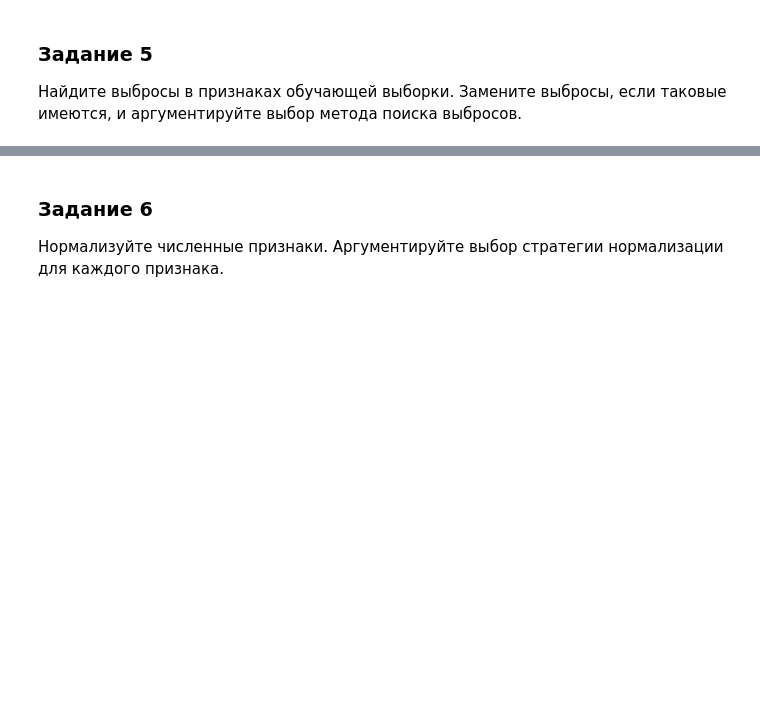
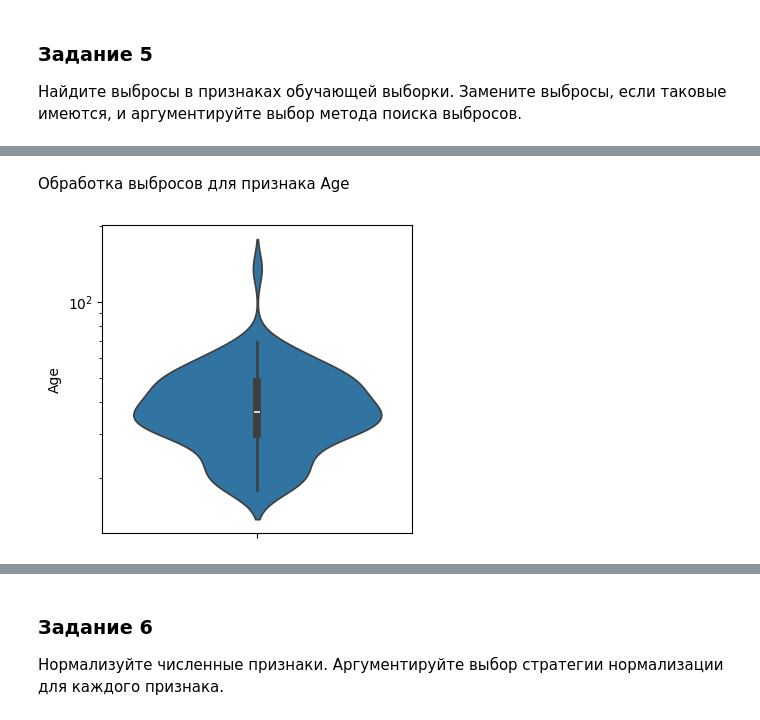
Before and after one commit to alexpgb/ML_2024, a Jupyter notebook: S6/ML_2024_S6_HW.ipynb, the cells around one changed output, grey strips where cells are left out. Saved outputs shown, nothing was run; the diff lists cells and outputs as text; code cells hidden in the pictures; blank space fills up the shorter version.

```diff
--- a/S6/ML_2024_S6_HW.ipynb
+++ b/S6/ML_2024_S6_HW.ipynb
@@ -426,0 +1086,8 @@ income_by_age
+# %%
+# Рассчитаем граничные значения при коэффициенте интерквартильного размаха 1,75
+lower_boundaries, upper_boundaries = calculate_iqr_boundaries(X_train['Income'], min_val=0, k_irq=1.75)
+display(lower_boundaries, upper_boundaries)
+out_of_boundaries_index = X_train.query(f'Income >= {upper_boundaries}').index
+X_train.loc[out_of_boundaries_index]
+# Видим, что значение выходящее за границы верхней границы диапазона, в котором мы считаем, что могут находиться значения признака только одно.
+# Как было уже сказано выше, такие выбросы, т.к. исходное значение полностью утранчено, было бы правильным заполнить как пропуск (а не верхним значением диапазиона).
@@ -426,0 +1101,5 @@ income_by_age
+# %%
+# Т.к. наилучшие результаты (с т.з. ошибки для восстановленных значений) дает заполнение пропусков моделью KNNImputer, то так и поступим.
+col_name = 'Income'
+X_train.loc[(X_train[col_name] > upper_boundaries) | (X_train[col_name] < lower_boundaries), col_name] = np.nan
+X_train.loc[out_of_boundaries_index]
@@ -426,0 +1111,8 @@ income_by_age
+# %%
+col_name = 'Income'
+X_train[col_name] = \
+        X_train[col_name].fillna(pd.Series(knn_imputer.transform(X_train[['Genre', 'Age', 'Income']])[: , X_train.columns.get_loc(col_name)].round().astype(int), X_train.index))
+display(X_train.info())
+display(X_train.loc[out_of_boundaries_index])
+display(X_train.loc[(X_train[col_name] > upper_boundaries) | (X_train[col_name] < lower_boundaries), col_name])
+# Эксперимент не удался, одно из значений предсказанных KNNImputer оказалось так же не попадающим в диапазон, которй считаем допустимым.
@@ -426,0 +1137,7 @@ income_by_age
+# %%
+# Дополнительно, применим способ установки граничных значений диапазона, для значений выходящих за границы.
+out_of_boundaries_index_2 = X_train.query(f'Income > {upper_boundaries} or Income < {lower_boundaries}').index
+display(X_train.loc[out_of_boundaries_index_2])
+X_train.loc[(X_train[col_name] > upper_boundaries), col_name] = upper_boundaries
+X_train.loc[(X_train[col_name] < lower_boundaries), col_name] = lower_boundaries
+display(X_train.loc[out_of_boundaries_index_2])
@@ -426,0 +1149,11 @@ income_by_age
+# %% [markdown]
+Обработка выбросов для признака Age
+# %%
+# Найдем выбросы для признака Age
+col_name = 'Age'
+plt.figure(figsize=(4,4))
+sns.violinplot(data=X_train, y=col_name, log_scale=True);
+# Отобразим признак с примененеим логарифмической шкалы. Видим единичный выброс, который явно является неправильным значением с т.з. признака.
+# Отрицательных значений признака нет.
+# %% [output]
+[figure, added]
```
Also changed, not shown: parts of 59 cells of this notebook.
